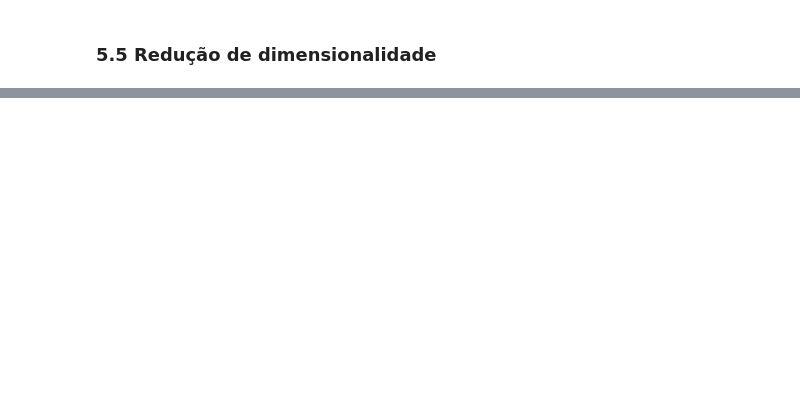
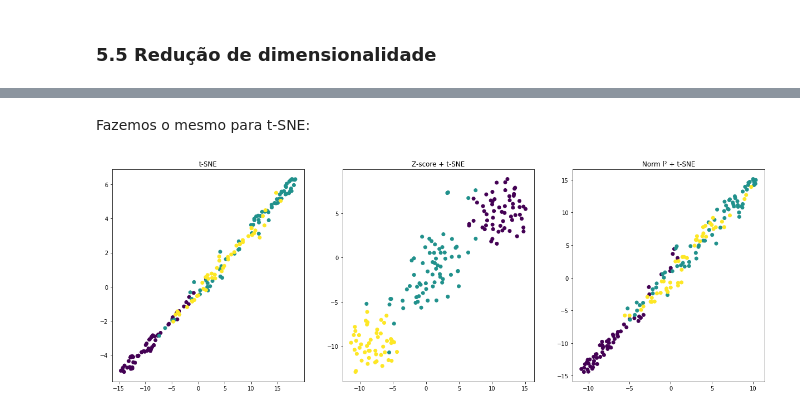
Before and after one commit to brenoslivio/CompVis_ICMC, a Jupyter notebook: Aula_01/Aula_01.ipynb, the cells around one changed output, grey strips where cells are left out. Cells and saved outputs as stored; diff of their text form; code cells hidden in the pictures; blank space fills up the shorter version.

```diff
--- a/Aula_01/Aula_01.ipynb
+++ b/Aula_01/Aula_01.ipynb
@@ -691,0 +988,49 @@ diabetes_X_null_knn.head()
+# %% [markdown]
+Fazemos o mesmo para t-SNE:
+# %%
+from sklearn.preprocessing import StandardScaler, Normalizer
+from sklearn.pipeline import make_pipeline
+from sklearn.manifold import TSNE
+import warnings
+
+warnings.filterwarnings("ignore")
+
+# t-SNE
+wine_tsne = TSNE(n_components=2).fit_transform(wine_X)
+
+# z-score + t-SNE
+wine_tsne_std = make_pipeline(
+    StandardScaler(),
+    TSNE(n_components=2)).fit_transform(wine_X)
+
+# l2 norm + t-SNE
+wine_tsne_norm = make_pipeline(
+    Normalizer(norm="l2"),
+    TSNE(n_components=2)).fit_transform(wine_X)
+
+wine_fig, wine_axs = plt.subplots(1, 3)
+wine_fig.set_figwidth(21)
+wine_fig.set_figheight(7)
+
+wine_axs[0].scatter(
+    x=wine_tsne[:,0], y=wine_tsne[:,1],c=wine_Y
+)
+wine_axs[0].set_title("t-SNE")
+
+wine_axs[1].scatter(
+    x=wine_tsne_std[:,0],
+    y=wine_tsne_std[:,1],
+    c=wine_Y
+)
+wine_axs[1].set_title("Z-score + t-SNE")
+
+wine_axs[2].scatter(
+    x=wine_tsne_norm[:,0],
+    y=wine_tsne_norm[:,1],
+    c=wine_Y
+)
+wine_axs[2].set_title("Norm l² + t-SNE")
+
+plt.show()
+# %% [output]
+[figure, added]
```
Also changed, not shown: parts of 21 cells of this notebook.
